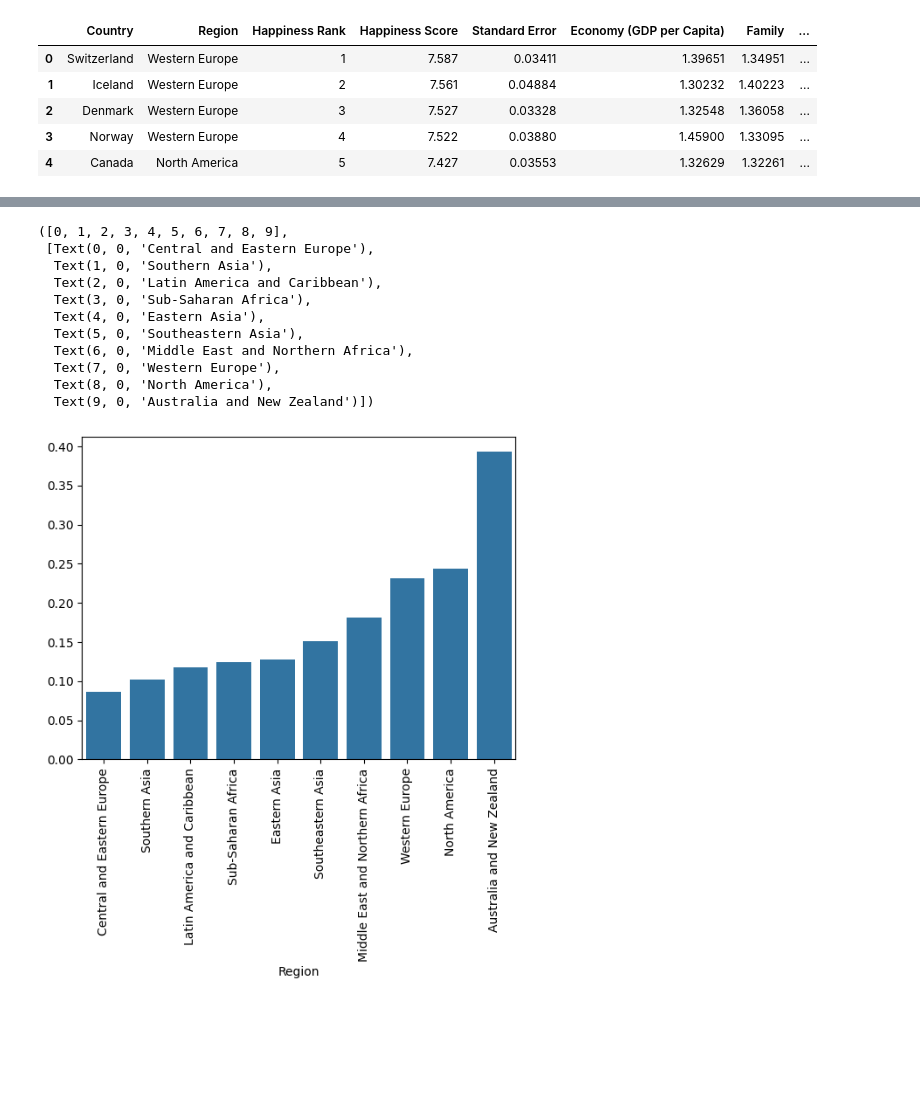
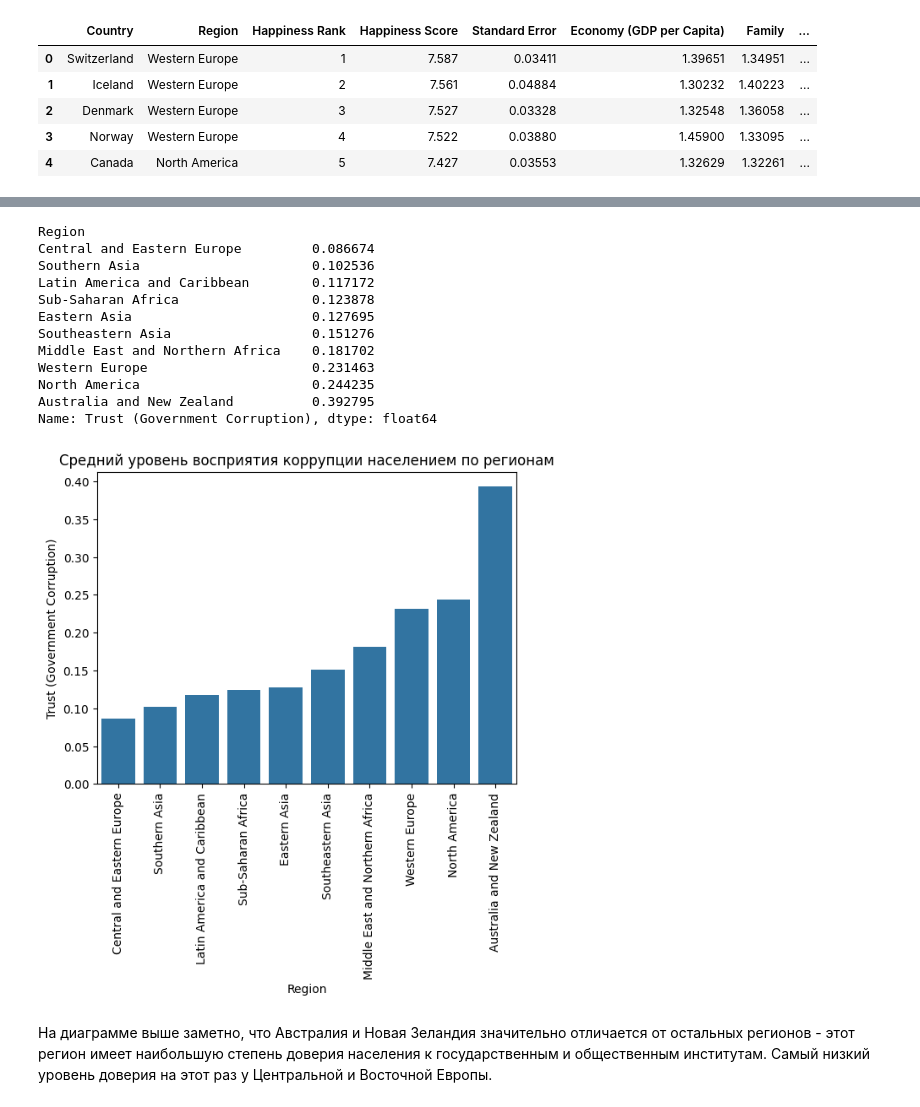
Before and after one commit to coretlwww/analysis_whr, a Jupyter notebook: notebooks/step_3.ipynb, the cells around one changed output, grey strips where cells are left out. Cells and saved outputs as stored; diff of their text form; code cells hidden in the pictures; blank space fills up the shorter version.

```diff
--- a/notebooks/step_3.ipynb
+++ b/notebooks/step_3.ipynb
@@ -70,18 +100,24 @@ plt.xticks(rotation=90)
 # %%
-regions1 = data_2015.groupby('Region')['Trust (Government Corruption)'].mean().sort_values()
-sns.barplot(x=regions1.index, y=regions1.values)
+regions_trust = data_2015.groupby('Region')['Trust (Government Corruption)'].mean().sort_values()
+sns.barplot(x=regions_trust.index, y=regions_trust.values)
 plt.xticks(rotation=90)
+plt.ylabel('Trust (Government Corruption)')
+plt.title('Средний уровень восприятия коррупции населением по регионам')
+regions_trust
 # %% [output]
-([0, 1, 2, 3, 4, 5, 6, 7, 8, 9],
- [Text(0, 0, 'Central and Eastern Europe'),
-  Text(1, 0, 'Southern Asia'),
-  Text(2, 0, 'Latin America and Caribbean'),
-  Text(3, 0, 'Sub-Saharan Africa'),
-  Text(4, 0, 'Eastern Asia'),
-  Text(5, 0, 'Southeastern Asia'),
-  Text(6, 0, 'Middle East and Northern Africa'),
-  Text(7, 0, 'Western Europe'),
-  Text(8, 0, 'North America'),
-  Text(9, 0, 'Australia and New Zealand')])
+Region
+Central and Eastern Europe         0.086674
+Southern Asia                      0.102536
+Latin America and Caribbean        0.117172
+Sub-Saharan Africa                 0.123878
+Eastern Asia                       0.127695
+Southeastern Asia                  0.151276
+Middle East and Northern Africa    0.181702
+Western Europe                     0.231463
+North America                      0.244235
+Australia and New Zealand          0.392795
+Name: Trust (Government Corruption), dtype: float64
-[figure, old version]
+[figure, new version]
+# %% [markdown]
+На диаграмме выше заметно, что Австралия и Новая Зеландия значительно отличается от остальных регионов - этот регион имеет наибольшую степень доверия населения к государственным и общественным институтам. Самый низкий уровень доверия на этот раз у Центральной и Восточной Европы.
 # %%
```
Also changed, not shown: parts of 20 cells of this notebook.
